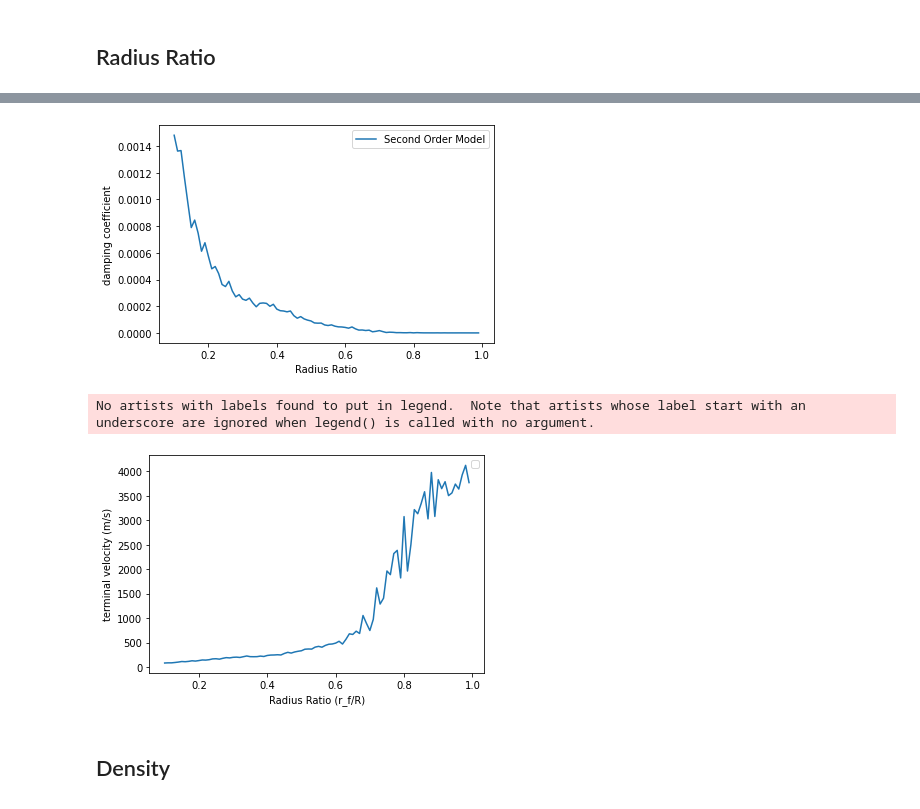
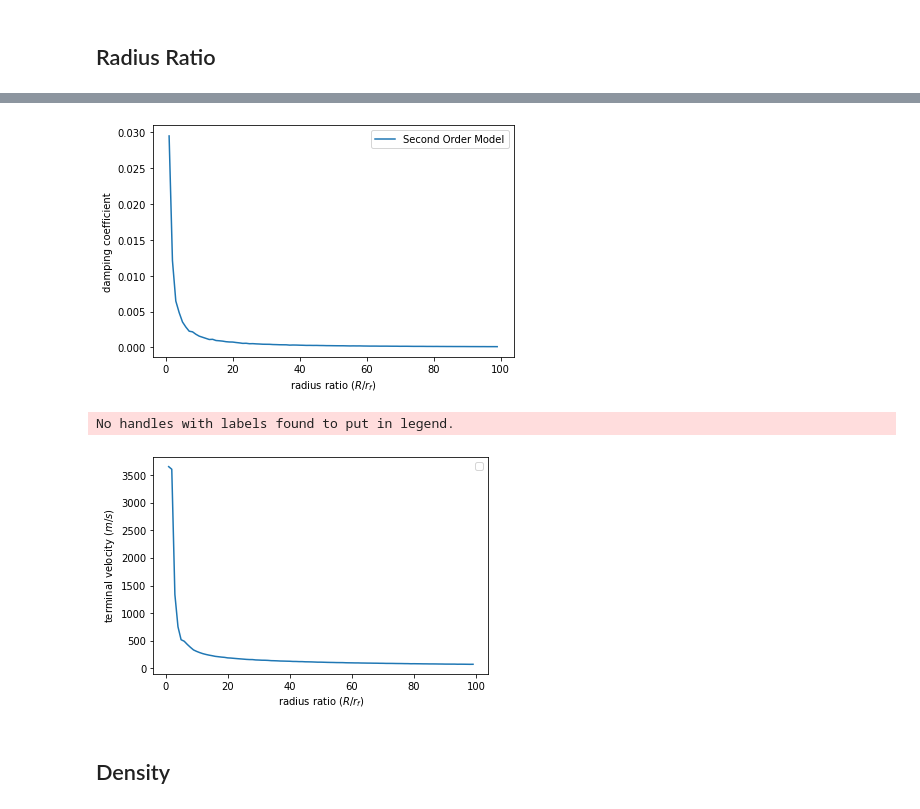
Before and after one commit to JacobYim/Free-Falling-Simulation, a Jupyter notebook: py/CurveFitting.ipynb, the cells around one changed output, grey strips where cells are left out. Drawn from its saved outputs; the diff is of its cells as text; code cells hidden in the pictures.

```diff
--- a/py/CurveFitting.ipynb
+++ b/py/CurveFitting.ipynb
@@ -137,6 +137,8 @@ def load_files(dir_name, variance=None, value=None) :
             files = list(filter( lambda x : float(x.split('_')[4])==float(value), files))
         elif variance == "RR" :
             files = list(filter( lambda x : float(x.split('_')[5])==float(value), files))
+        elif variance == "D" :
+            files = list(filter( lambda x : float(float(x.split('_')[1])/(float(x.split('_')[2])*(float(x.split('_')[3]))))==float(value), files))
 
     for file_name in files :
         with open(dir_name+'/'+file_name) as csvfile:
@@ -266,7 +269,7 @@ gamma1s = []
 gamma2s = []
 terminal_vs = []
 
-RRs = list(map(lambda x : x/100, range(1, 100)))
+RRs = list(map(lambda x : x,  range( 1, 100)))
 for RR in RRs :
     print(RR)
     [g1, g2, terminal_v] = compare_models('result_RR', 'RR', RR)
@@ -276,9 +279,9 @@ for RR in RRs :
     gamma2s.append(g2)
     terminal_vs.append(terminal_v)
 
-plt.plot(RRs, gamma1s, label='First Order Model')
-plt.plot(RRs, gamma2s, label='Second Order Model')
-plt.legend()
-plt.ylabel("damping coefficient")
-plt.xlabel("Radius Ratio")
+# plt.plot(RRs, gamma1s, label='First Order Model')
+# plt.plot(RRs, gamma2s, label='Second Order Model')
+# plt.legend()
+# plt.ylabel("damping coefficient")
+# plt.xlabel("Radius Ratio")
 # %% [output]
@@ -306,20 +307,22 @@ Text(0.5, 0, 'Radius Ratio')
 plt.plot(RRs, gamma2s, label='Second Order Model')
 plt.legend()
 plt.ylabel("damping coefficient")
-plt.xlabel("Radius Ratio")
+plt.xlabel(r'radius ratio $(R/r_f)$')
+plt.tight_layout()
 plt.savefig("damping coefficient_radius.jpg")
 # %% [output]
-[figure, old version]
+[figure, new version]
 # %%
 # plt.plot(Ts, gamma1s, label='First Order Model')
 plt.plot(RRs, terminal_vs)
 plt.legend()
-plt.ylabel("terminal velocity (m/s)")
-plt.xlabel("Radius Ratio (r_f/R)")
+plt.ylabel(r'terminal velocity $(m/s)$')
+plt.xlabel(r'radius ratio $(R/r_f)$')
+plt.tight_layout()
 plt.savefig("terminal_velocity_radius.jpg")
 # %% [output]
-No artists with labels found to put in legend.  Note that artists whose label start with an underscore are ignored when legend() is called with no argument.
+No handles with labels found to put in legend.
-[figure, old version]
+[figure, new version]
 # %% [markdown]
 ## Density
 # %%
```
Also changed, not shown: parts of 15 cells of this notebook, 1 other file.
